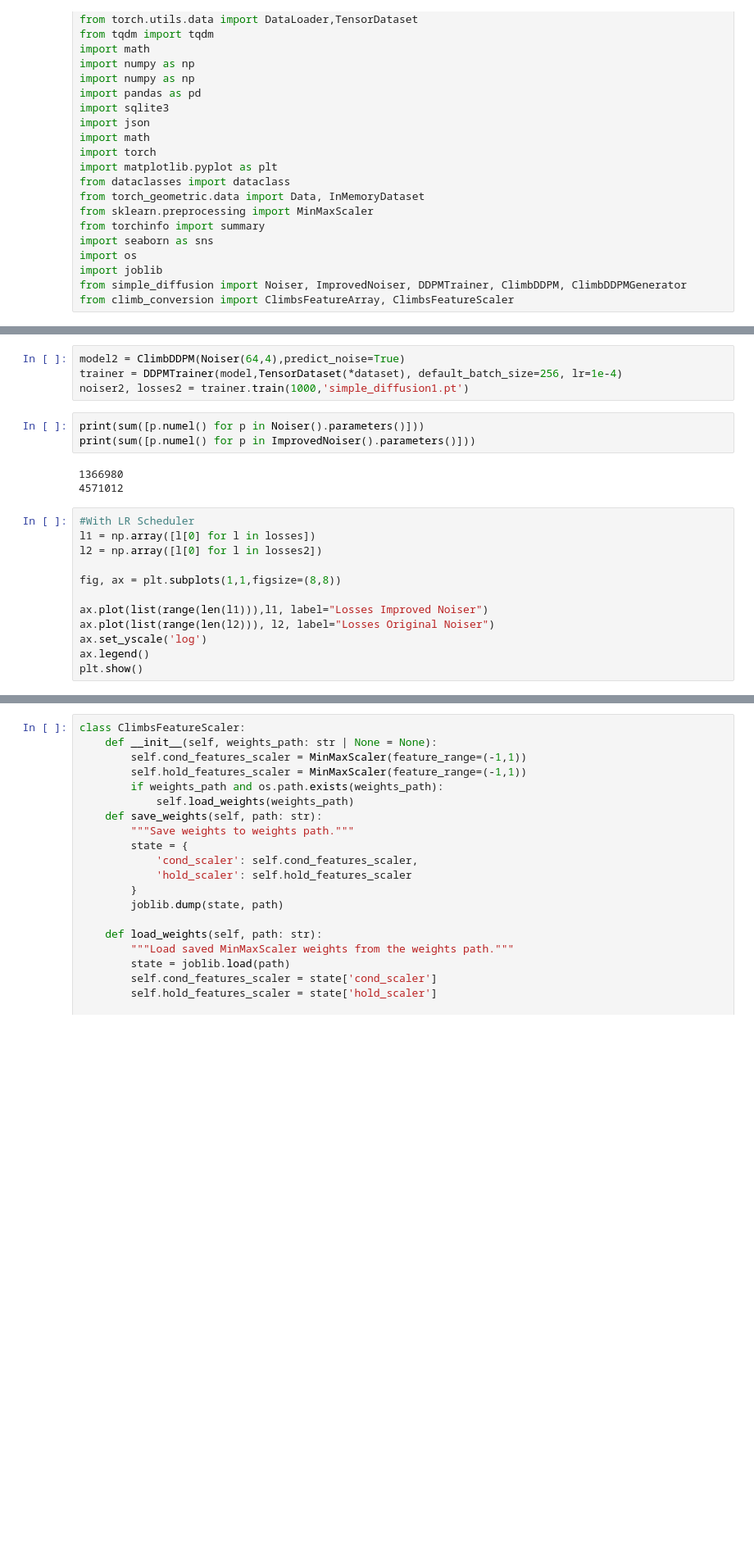
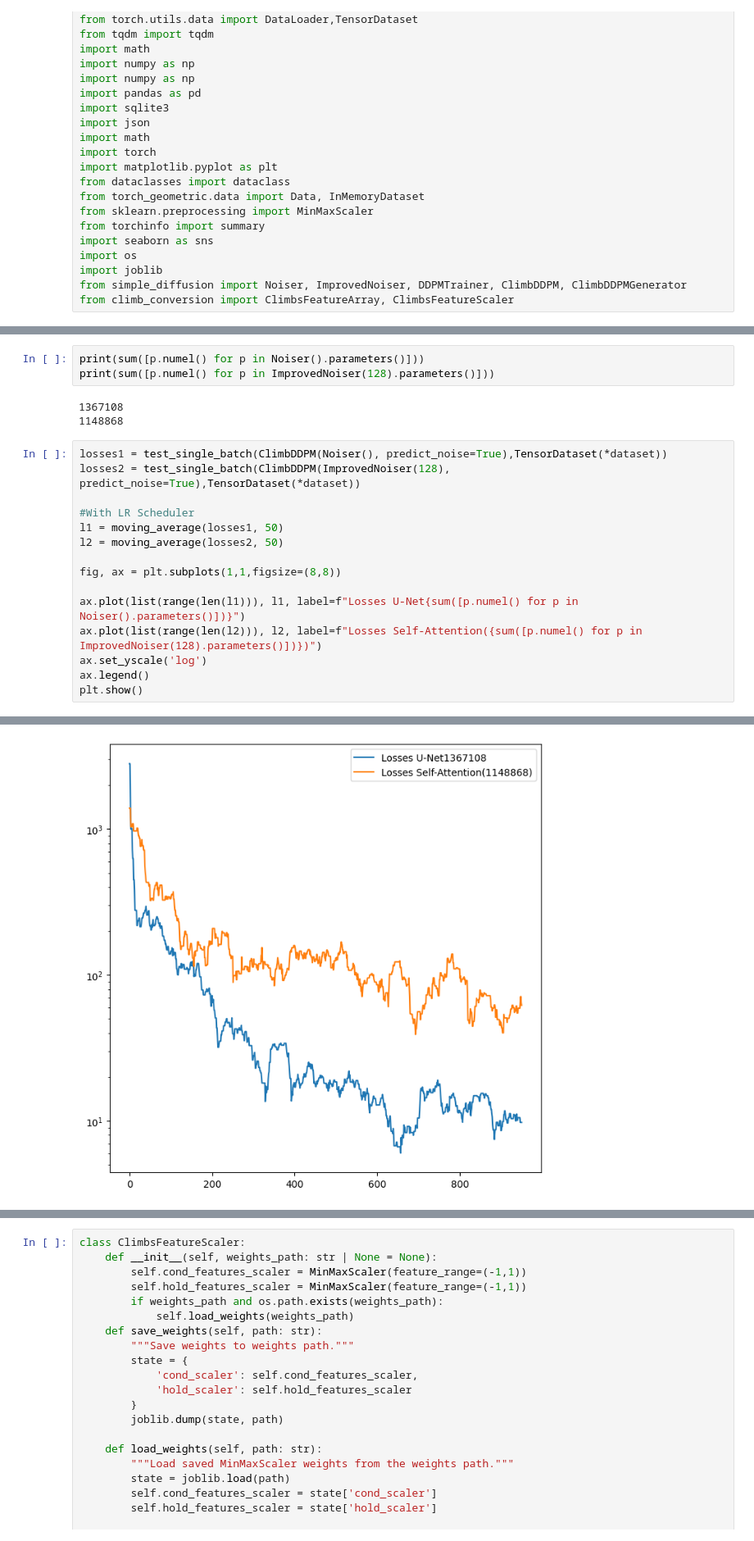
Before and after one commit to EvanMcCormick37/ml-homewall-climb-generator, a Jupyter notebook: model-training/equivariant_projected_diffusion/SimpleDiffusion.ipynb, the cells around one changed output, grey strips where cells are left out. Shown at 82% size. Drawn from its saved outputs; the diff is of its cells as text; blank space fills up the shorter version.

```diff
--- a/model-training/equivariant_projected_diffusion/SimpleDiffusion.ipynb
+++ b/model-training/equivariant_projected_diffusion/SimpleDiffusion.ipynb
@@ -180,22 +199,22 @@ print(np.round(dataset[0][500].detach().numpy(),2), dataset[2][500])
-# %%
-model2 = ClimbDDPM(Noiser(64,4),predict_noise=True)
-trainer = DDPMTrainer(model,TensorDataset(*dataset), default_batch_size=256, lr=1e-4)
-noiser2, losses2 = trainer.train(1000,'simple_diffusion1.pt')
 # %%
 print(sum([p.numel() for p in Noiser().parameters()]))
-print(sum([p.numel() for p in ImprovedNoiser().parameters()]))
+print(sum([p.numel() for p in ImprovedNoiser(128).parameters()]))
 # %% [output]
-1366980
-4571012
+1367108
+1148868
 # %%
+losses1 = test_single_batch(ClimbDDPM(Noiser(), predict_noise=True),TensorDataset(*dataset))
+losses2 = test_single_batch(ClimbDDPM(ImprovedNoiser(128), predict_noise=True),TensorDataset(*dataset))
+
 #With LR Scheduler
-l1 = np.array([l[0] for l in losses])
-l2 = np.array([l[0] for l in losses2])
+l1 = moving_average(losses1, 50)
+l2 = moving_average(losses2, 50)
 
 fig, ax = plt.subplots(1,1,figsize=(8,8))
 
-ax.plot(list(range(len(l1))),l1, label="Losses Improved Noiser")
-ax.plot(list(range(len(l2))), l2, label="Losses Original Noiser")
+ax.plot(list(range(len(l1))), l1, label=f"Losses U-Net{sum([p.numel() for p in Noiser().parameters()])}")
+ax.plot(list(range(len(l2))), l2, label=f"Losses Self-Attention({sum([p.numel() for p in ImprovedNoiser(128).parameters()])})")
 ax.set_yscale('log')
 ax.legend()
 plt.show()
+# %% [output]
@@ -202 +223,2 @@ plt.show()
+[figure, added]
 # %%
```
Also changed, not shown: parts of 9 cells of this notebook, 2 other files.
